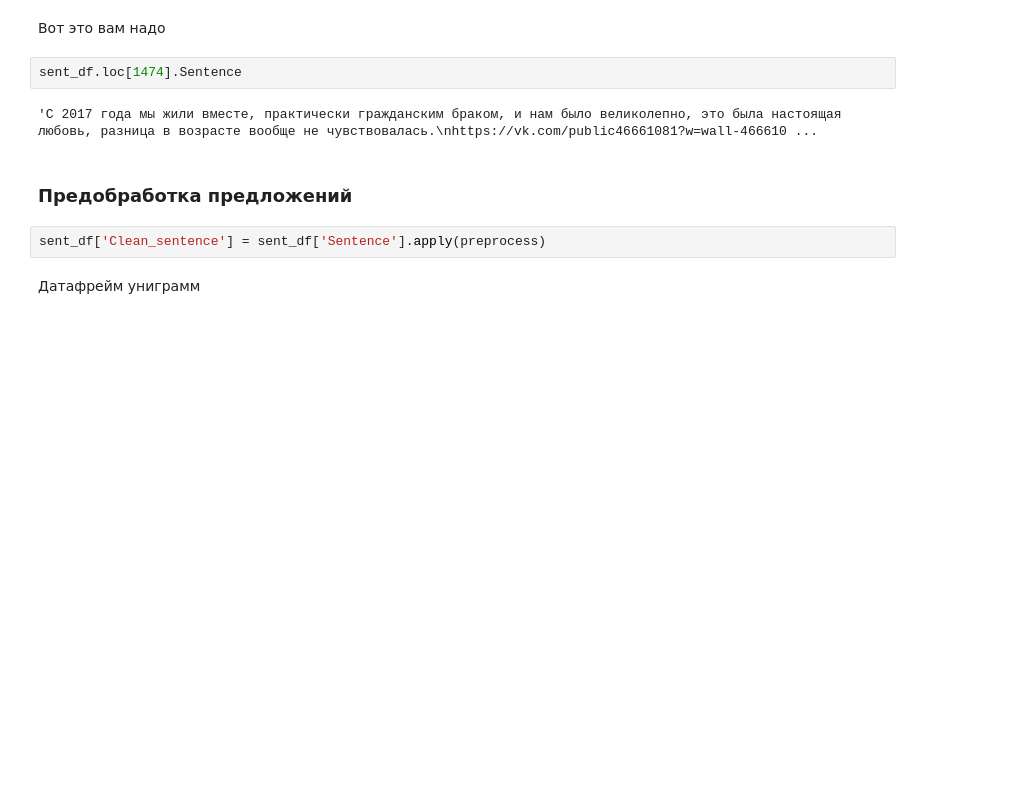
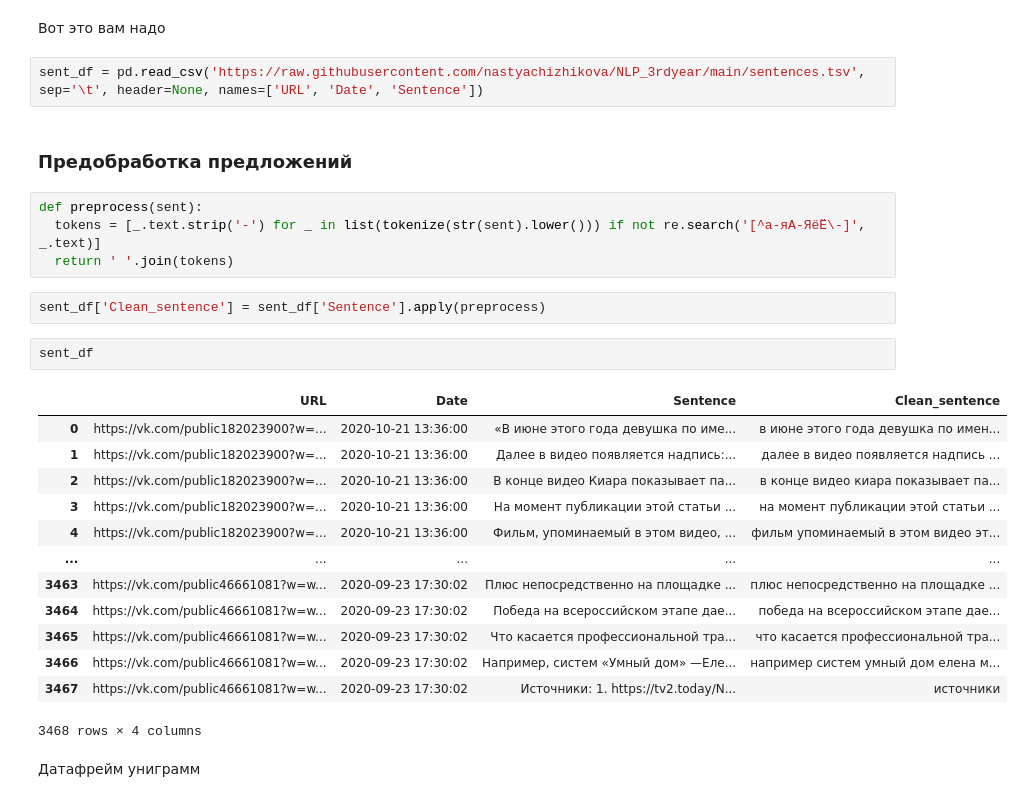
Before and after one commit to tbkazakova/autobr_femcorpus, a Jupyter notebook: NLP_project.ipynb, the cells around one changed output. Cells and saved outputs as stored; diff of their text form; blank space fills up the shorter version.

```diff
--- a/NLP_project.ipynb
+++ b/NLP_project.ipynb
@@ -136,13 +130,31 @@ files.download('sentences.tsv')'''
 [interactive output not drawn]
 # %% [markdown]
 Вот это вам надо
-# %%
-sent_df.loc[1474].Sentence
-# %% [output]
-'С 2017 года мы жили вместе, практически гражданским браком, и нам было великолепно, это была настоящая любовь, разница в возрасте вообще не чувствовалась.\nhttps://vk.com/public46661081?w=wall-466610 ...
+# %%
+sent_df = pd.read_csv('https://raw.githubusercontent.com/nastyachizhikova/NLP_3rdyear/main/sentences.tsv', sep='\t', header=None, names=['URL', 'Date', 'Sentence'])
 # %% [markdown]
 ### Предобработка предложений
+# %%
+def preprocess(sent):
+  tokens = [_.text.strip('-') for _ in list(tokenize(str(sent).lower())) if not re.search('[^а-яА-ЯёЁ\-]', _.text)]
+  return ' '.join(tokens)
 # %%
 sent_df['Clean_sentence'] = sent_df['Sentence'].apply(preprocess)
+# %%
+sent_df
+# %% [output]
+|  | URL | Date | Sentence | Clean_sentence |
+| 0 | https://vk.com/public182023900?w=... | 2020-10-21 13:36:00 | «В июне этого года девушка по име... | в июне этого года девушка по имен... |
+| 1 | https://vk.com/public182023900?w=... | 2020-10-21 13:36:00 | Далее в видео появляется надпись:... | далее в видео появляется надпись ... |
+| 2 | https://vk.com/public182023900?w=... | 2020-10-21 13:36:00 | В конце видео Киара показывает па... | в конце видео киара показывает па... |
+| 3 | https://vk.com/public182023900?w=... | 2020-10-21 13:36:00 | На момент публикации этой статьи ... | на момент публикации этой статьи ... |
+| 4 | https://vk.com/public182023900?w=... | 2020-10-21 13:36:00 | Фильм, упоминаемый в этом видео, ... | фильм упоминаемый в этом видео эт... |
+| ... | ... | ... | ... | ... |
+| 3463 | https://vk.com/public46661081?w=w... | 2020-09-23 17:30:02 | Плюс непосредственно на площадке ... | плюс непосредственно на площадке ... |
+| 3464 | https://vk.com/public46661081?w=w... | 2020-09-23 17:30:02 | Победа на всероссийском этапе дае... | победа на всероссийском этапе дае... |
+| 3465 | https://vk.com/public46661081?w=w... | 2020-09-23 17:30:02 | Что касается профессиональной тра... | что касается профессиональной тра... |
+| 3466 | https://vk.com/public46661081?w=w... | 2020-09-23 17:30:02 | Например, систем «Умный дом» —Еле... | например систем умный дом елена м... |
+| 3467 | https://vk.com/public46661081?w=w... | 2020-09-23 17:30:02 | Источники: 1. https://tv2.today/N... | источники |
+3468 rows × 4 columns
 # %% [markdown]
 Датафрейм униграмм
```
Also changed, not shown: parts of 26 cells of this notebook.
